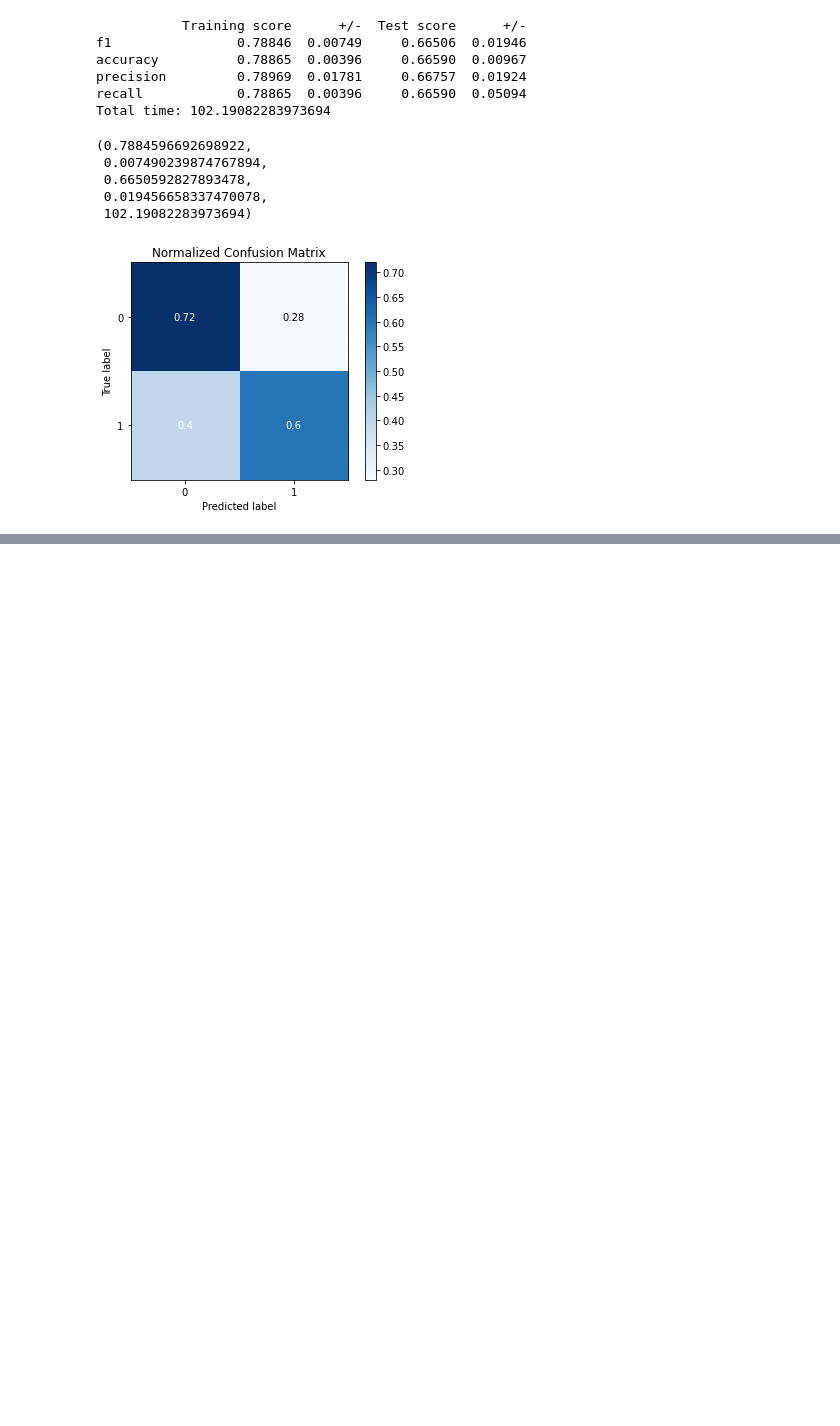
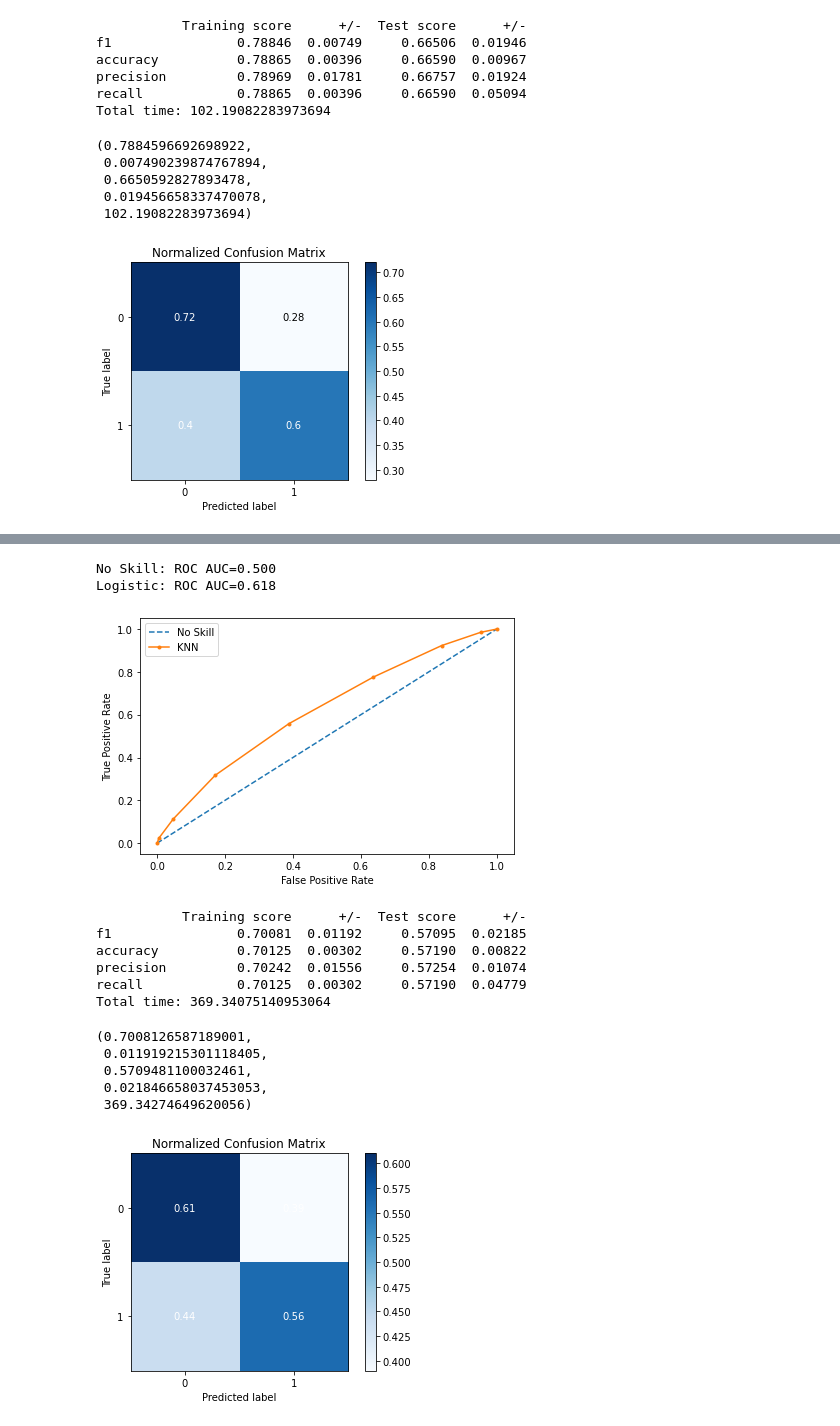
Before and after one commit to JuanJoseMV/Clinical-Trials-on-Cancer, a Jupyter notebook: Notebooks/Basic Models/K-Nearest Neighbors.ipynb, the cells around one changed output, grey strips where cells are left out. Saved outputs shown, nothing was run; the diff lists cells and outputs as text; code cells hidden in the pictures; blank space fills up the shorter version.

```diff
--- a/Notebooks/Basic Models/K-Nearest Neighbors.ipynb
+++ b/Notebooks/Basic Models/K-Nearest Neighbors.ipynb
@@ -863,0 +946,18 @@ Total time: 102.19082283973694
+# %%
+model_KNN(k=7, metric='euclidean')
+# %% [output]
+No Skill: ROC AUC=0.500
+Logistic: ROC AUC=0.618
+[figure, added]
+           Training score      +/-  Test score      +/-
+f1                0.70081  0.01192     0.57095  0.02185
+accuracy          0.70125  0.00302     0.57190  0.00822
+precision         0.70242  0.01556     0.57254  0.01074
+recall            0.70125  0.00302     0.57190  0.04779
+Total time: 369.34075140953064
+(0.7008126587189001,
+ 0.011919215301118405,
+ 0.5709481100032461,
+ 0.021846658037453053,
+ 369.34274649620056)
+[figure, added]
```
Also changed, not shown: parts of 10 cells of this notebook, 7 other files.
